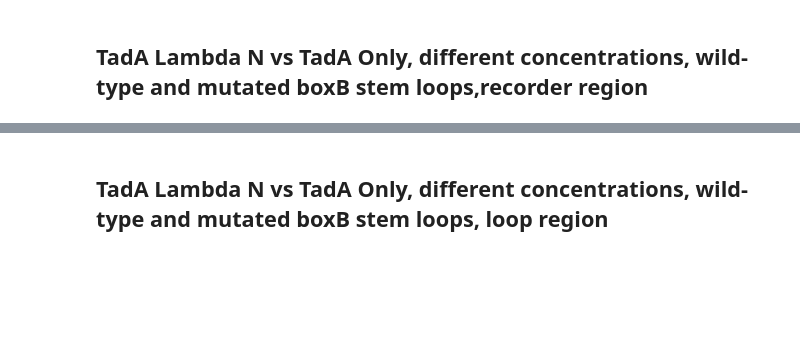
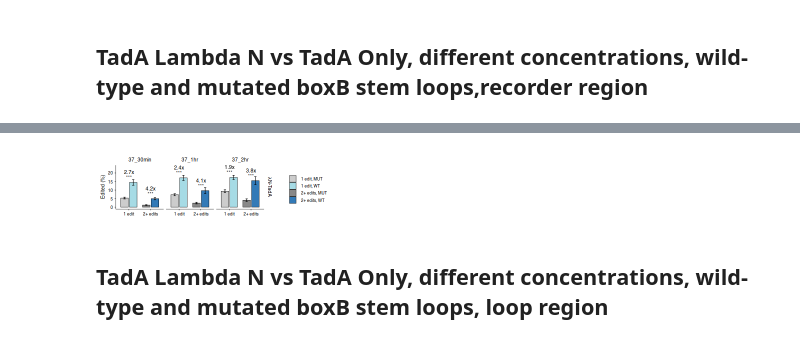
Before and after one commit to rasilab/bakker_2025, a Jupyter notebook: analysis/boxb_in_vitro_sequencing/scripts/generate_figure_2.ipynb, the cells around one changed output, grey strips where cells are left out. Drawn from its saved outputs; the diff is of its cells as text; code cells hidden in the pictures; blank space fills up the shorter version.

Commit message:
add time effect

```diff
--- a/analysis/boxb_in_vitro_sequencing/scripts/generate_figure_2.ipynb
+++ b/analysis/boxb_in_vitro_sequencing/scripts/generate_figure_2.ipynb
@@ -228,3 +244,96 @@ ggsave("../figures/fig2b_recorder.pdf", width = 3, height = 3, units = "in", dpi
+# %%
+options(repr.plot.width = 4, repr.plot.height = 1.2)
+
+# Process recorder data
+mean_editing_per_time <- target_data %>%
+  filter(variable_type=="boxb", g_depleted == "no", tada_type %in% c("lambdaN"), tada_conc == "250nM") %>%
+  inner_join(boxb_wt_mut_stems, by = c("variable_subpos", "insert")) %>%
+  mutate(frac_1edit = num_1_c / umi_counts,
+         frac_2edit = (num_2_c + num_3_c + num_4_c + num_5_c + num_6_c + num_7_c) / umi_counts) %>%
+  pivot_longer(cols = matches("^frac"), names_to = "edit_type", values_to = "fraction_edited") %>%
+  group_by(tada_type, condition, edit_type, insert_type) %>%
+  summarize(mean = 100 * mean(fraction_edited), se = 100 * sd(fraction_edited)/sqrt(n()), .groups = "drop")
+
+# Calculate fold change WT/MUT for each pair
+fold_change_df <- mean_editing_per_time %>%
+  select(tada_type, condition, edit_type, insert_type, mean) %>%
+  pivot_wider(names_from = insert_type, values_from = mean) %>%
+  mutate(fold_change = wt / mut) %>%
+  mutate(label = paste0(signif(fold_change, 2), "x")) %>%
+  mutate(y.position = pmax(wt, mut) + 6)
+
+mean_editing_per_time %>%
+  mutate(across(c(mean, se), ~ signif(.x, 3))) %>%
+  write_csv("../tables/fig2b_recorder.csv")
+
+# Statistical tests
+stat_data <- target_data %>%
+  filter(variable_type=="boxb", g_depleted == "no", tada_type %in% c("lambdaN"), tada_conc == "250nM") %>%
+  inner_join(boxb_wt_mut_stems, by = c("variable_subpos", "insert")) %>%
+  mutate(frac_1edit = num_1_c / umi_counts, frac_2edit = (num_2_c + num_3_c + num_4_c) / umi_counts) %>%
+  pivot_longer(cols = matches("^frac"), names_to = "edit_type", values_to = "fraction_edited") %>%
+  group_by(tada_type, condition, edit_type) %>%
+  do(broom::tidy(t.test(fraction_edited ~ insert_type, data = .))) %>%
+  ungroup() %>%
+  mutate(p_adj = p.adjust(p.value, method = "BH"),
+         significance = case_when(p_adj < 0.001 ~ "***", p_adj < 0.01 ~ "**",
+                                 p_adj < 0.05 ~ "*", TRUE ~ "ns")) %>%
+  left_join(mean_editing_per_time %>% group_by(tada_type, condition, edit_type) %>%
+            summarize(y.position = max(mean) + 3, .groups = "drop"),
+            by = c("tada_type", "condition", "edit_type")) %>%
+  mutate(group1 = "mut", group2 = "wt", label = significance) %>%
+  mutate(condition = factor(condition, levels = time_order, ordered = TRUE))
+
+# Plot
+bar_colors <- c("frac_1edit_mut" = "#cccccc", "frac_1edit_wt" = "#a6dbe5",
+                "frac_2edit_mut" = "#888888", "frac_2edit_wt" = "#337ab7")
+
+mean_editing_per_time %>%
+  ggplot(aes(x = edit_type, y = mean, ymax = mean + se, ymin = mean - se,
+            fill = paste(edit_type, insert_type, sep = "_"))) +
+  geom_col(color = "black", linewidth = 0.2, position = position_dodge(width = 0.8), width = 0.7) +
+  geom_errorbar(width = 0.2, linewidth = 0.3, position = position_dodge(width = 0.8)) +
+  facet_grid(tada_type ~ fct_relevel(condition, time_order), scales = "free_y",
+            labeller = labeller(tada_type = c("tada_only" = "TadA", "lambdaN" = "λN-TadA"))) +
+  scale_x_discrete(labels = c("frac_1edit" = "1 edit", "frac_2edit" = "2+ edits")) +
+  scale_fill_manual(values = bar_colors,
+                    labels = c("frac_1edit_mut" = "1 edit, MUT", "frac_1edit_wt" = "1 edit, WT",
+                              "frac_2edit_mut" = "2+ edits, MUT", "frac_2edit_wt" = "2+ edits, WT"),
+                    name = NULL) +
+  labs(x = NULL, y = "Edited (%)") +
+  theme_classic() +
+  theme(
+    axis.text.x = element_text(angle = 0, hjust = 0.5, size = 5, color = "black"),
+    axis.text.y = element_text(size = 5, color = "black"),
+    axis.title = element_text(size = 6, color = "black"),
+    legend.text = element_text(size = 5, color = "black"),
+    strip.text = element_text(size = 6, color = "black"),
+    panel.spacing = unit(0.2, "lines"),
+    legend.position = "right",
+    legend.key.size = unit(0.3, "cm"),
+    axis.line = element_line(linewidth = 0.2, color = "black"),
+    axis.ticks = element_line(linewidth = 0.2, color = "black"),
+    axis.ticks.length = unit(0.05, "cm"),
+    strip.background = element_blank(),
+    panel.background = element_rect(fill = "white"),
+    plot.background = element_rect(fill = "white"),
+    plot.margin = margin(2, 2, 2, 2, "mm")
+  ) +
+  stat_pvalue_manual(
+    data = stat_data %>% filter(significance != "ns"),
+    x = "edit_type", y.position = "y.position",
+    tip.length = 0.01, size = 2, inherit.aes = FALSE
+  ) +
+  geom_text(
+    data = fold_change_df,
+    aes(x = edit_type, y = y.position, label = label),
+    inherit.aes = FALSE,
+    size = 2.2
+  )
+
+ggsave("../figures/fig2b_recorder_time.pdf", width = 3, height = 3, units = "in", dpi = 600)
+# %% [output]
+[figure, added]
 # %% [markdown]
 ## TadA Lambda N vs TadA Only, different concentrations, wild-type and mutated boxB stem loops, loop region
 # %%
```
Also changed, not shown: parts of 5 cells of this notebook.
